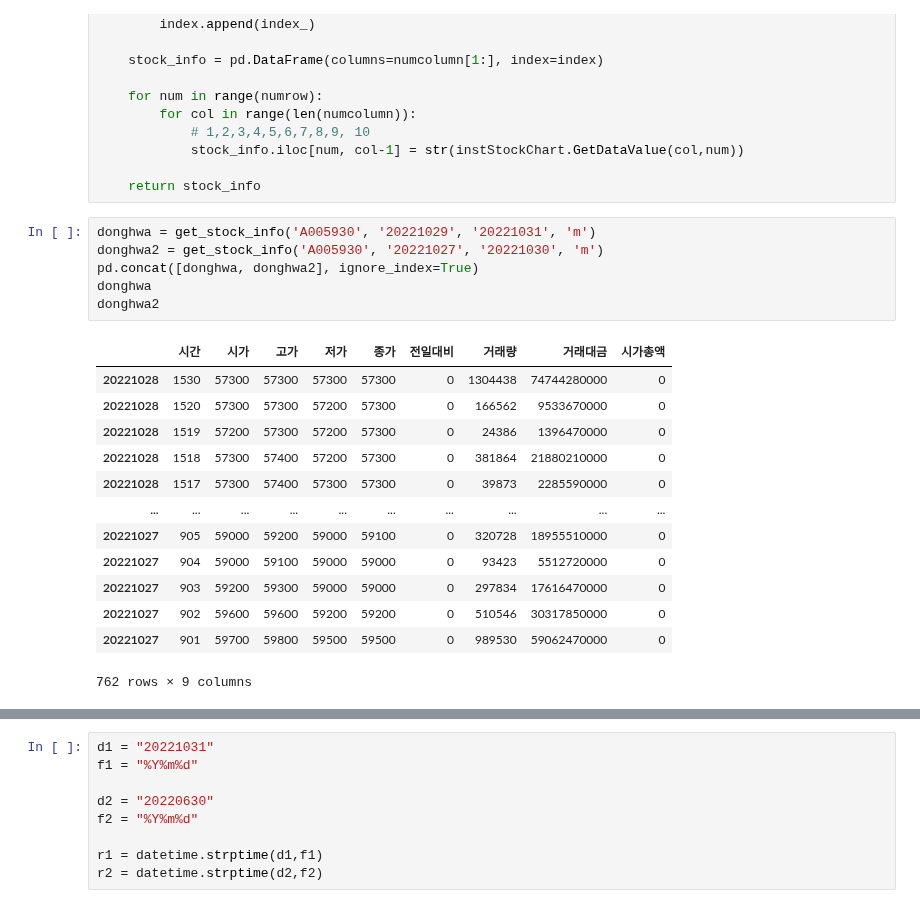
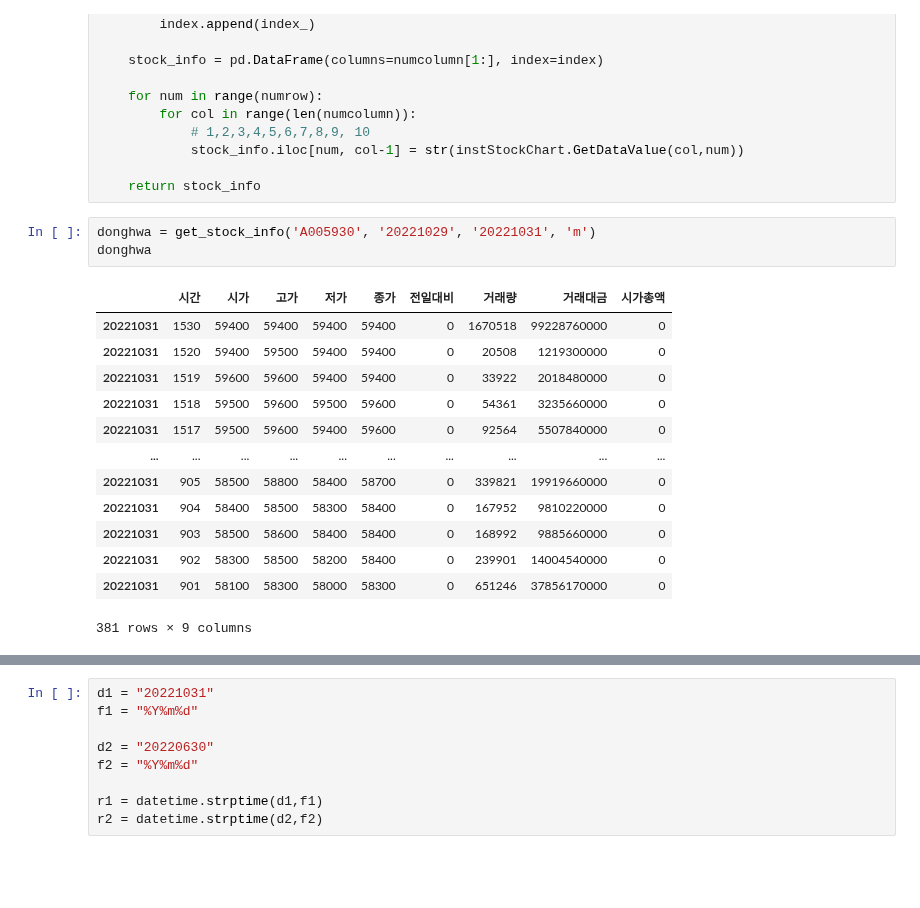
Before and after one commit to hwanghyeonjun98/trading, a Jupyter notebook: systrader.ipynb, the cells around one changed output, grey strips where cells are left out. Drawn from its saved outputs; the diff is of its cells as text; blank space fills up the shorter version.

```diff
--- a/systrader.ipynb
+++ b/systrader.ipynb
@@ -169,21 +169,18 @@ def get_stock_info(stock_code, start_day, end_day, type):
     return stock_info
 # %%
 donghwa = get_stock_info('A005930', '20221029', '20221031', 'm')
-donghwa2 = get_stock_info('A005930', '20221027', '20221030', 'm')
-pd.concat([donghwa, donghwa2], ignore_index=True)
 donghwa
-donghwa2
 # %% [output]
 |  | 시간 | 시가 | 고가 | 저가 | 종가 | 전일대비 | 거래량 | 거래대금 | 시가총액 |
-| 20221028 | 1530 | 57300 | 57300 | 57300 | 57300 | 0 | 1304438 | 74744280000 | 0 |
-| 20221028 | 1520 | 57300 | 57300 | 57200 | 57300 | 0 | 166562 | 9533670000 | 0 |
-| 20221028 | 1519 | 57200 | 57300 | 57200 | 57300 | 0 | 24386 | 1396470000 | 0 |
-| 20221028 | 1518 | 57300 | 57400 | 57200 | 57300 | 0 | 381864 | 21880210000 | 0 |
-| 20221028 | 1517 | 57300 | 57400 | 57300 | 57300 | 0 | 39873 | 2285590000 | 0 |
+| 20221031 | 1530 | 59400 | 59400 | 59400 | 59400 | 0 | 1670518 | 99228760000 | 0 |
+| 20221031 | 1520 | 59400 | 59500 | 59400 | 59400 | 0 | 20508 | 1219300000 | 0 |
+| 20221031 | 1519 | 59600 | 59600 | 59400 | 59400 | 0 | 33922 | 2018480000 | 0 |
+| 20221031 | 1518 | 59500 | 59600 | 59500 | 59600 | 0 | 54361 | 3235660000 | 0 |
+| 20221031 | 1517 | 59500 | 59600 | 59400 | 59600 | 0 | 92564 | 5507840000 | 0 |
 | ... | ... | ... | ... | ... | ... | ... | ... | ... | ... |
-| 20221027 | 905 | 59000 | 59200 | 59000 | 59100 | 0 | 320728 | 18955510000 | 0 |
-| 20221027 | 904 | 59000 | 59100 | 59000 | 59000 | 0 | 93423 | 5512720000 | 0 |
-| 20221027 | 903 | 59200 | 59300 | 59000 | 59000 | 0 | 297834 | 17616470000 | 0 |
-| 20221027 | 902 | 59600 | 59600 | 59200 | 59200 | 0 | 510546 | 30317850000 | 0 |
-| 20221027 | 901 | 59700 | 59800 | 59500 | 59500 | 0 | 989530 | 59062470000 | 0 |
+| 20221031 | 905 | 58500 | 58800 | 58400 | 58700 | 0 | 339821 | 19919660000 | 0 |
+| 20221031 | 904 | 58400 | 58500 | 58300 | 58400 | 0 | 167952 | 9810220000 | 0 |
+| 20221031 | 903 | 58500 | 58600 | 58400 | 58400 | 0 | 168992 | 9885660000 | 0 |
+| 20221031 | 902 | 58300 | 58500 | 58200 | 58400 | 0 | 239901 | 14004540000 | 0 |
+| 20221031 | 901 | 58100 | 58300 | 58000 | 58300 | 0 | 651246 | 37856170000 | 0 |
-762 rows × 9 columns
+381 rows × 9 columns
```
Also changed, not shown: parts of 6 cells of this notebook.
